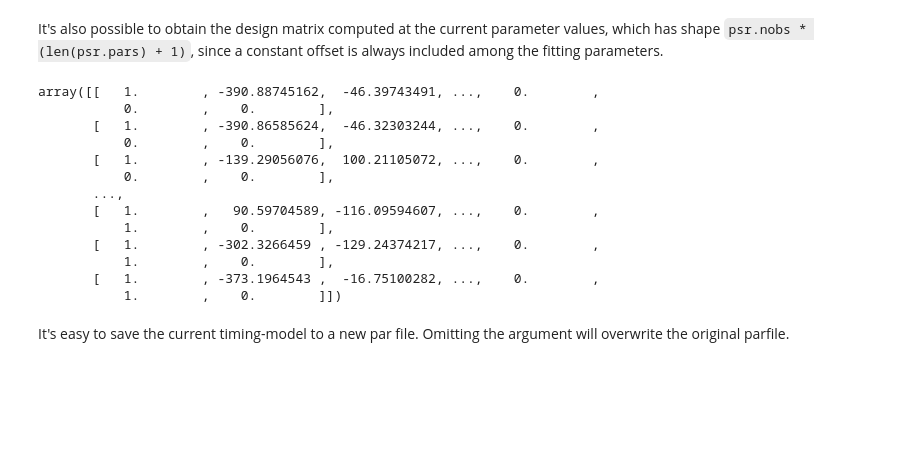
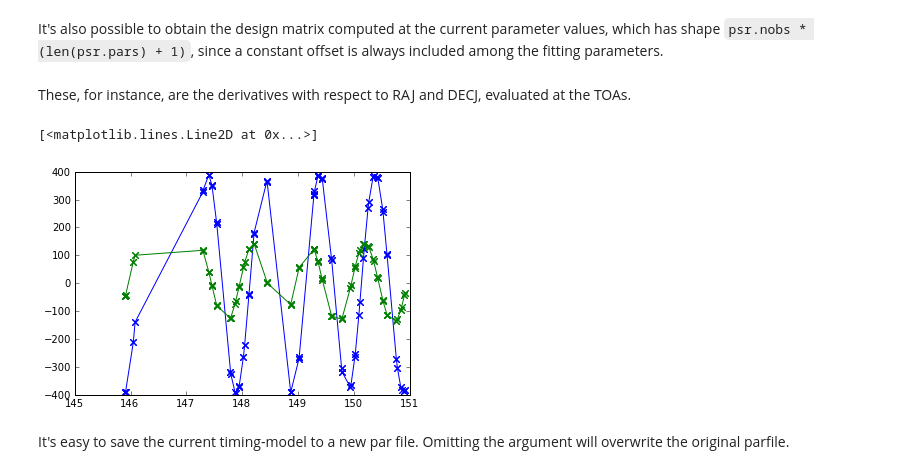
Before and after one commit to vallis/mc3pta, a Jupyter notebook: stempo/libstempo-demo.ipynb, the cells around one changed output. Cells and saved outputs as stored; diff of their text form; code cells hidden in the pictures; blank space fills up the shorter version.

```diff
--- a/stempo/libstempo-demo.ipynb
+++ b/stempo/libstempo-demo.ipynb
@@ -128,21 +128,15 @@ print psr['DM'].val, psr['DM'].err
 # %% [markdown]
 It's also possible to obtain the design matrix computed at the current parameter values, which has shape `psr.nobs * (len(psr.pars) + 1)`, since a constant offset is always included among the fitting parameters.
-# %%
-psr.designmatrix()
-# %% [output]
-array([[   1.        , -390.88745162,  -46.39743491, ...,    0.        ,
-           0.        ,    0.        ],
-       [   1.        , -390.86585624,  -46.32303244, ...,    0.        ,
-           0.        ,    0.        ],
-       [   1.        , -139.29056076,  100.21105072, ...,    0.        ,
-           0.        ,    0.        ],
-       ...,
-       [   1.        ,   90.59704589, -116.09594607, ...,    0.        ,
-           1.        ,    0.        ],
-       [   1.        , -302.3266459 , -129.24374217, ...,    0.        ,
-           1.        ,    0.        ],
-       [   1.        , -373.1964543 ,  -16.75100282, ...,    0.        ,
-           1.        ,    0.        ]])
+# %%
+d = psr.designmatrix()
+# %% [markdown]
+These, for instance, are the derivatives with respect to RAJ and DECJ, evaluated at the TOAs.
+# %%
+P.plot(psr.toas()[i]/365.25,d[i,1],'-x'); P.hold(True)
+P.plot(psr.toas()[i]/365.25,d[i,2],'-x')
+# %% [output]
+[<matplotlib.lines.Line2D at 0x...>]
+[figure, added]
 # %% [markdown]
 It's easy to save the current timing-model to a new par file. Omitting the argument will overwrite the original parfile.
 # %%
```
Also changed, not shown: parts of 10 cells of this notebook, 1 other file.
